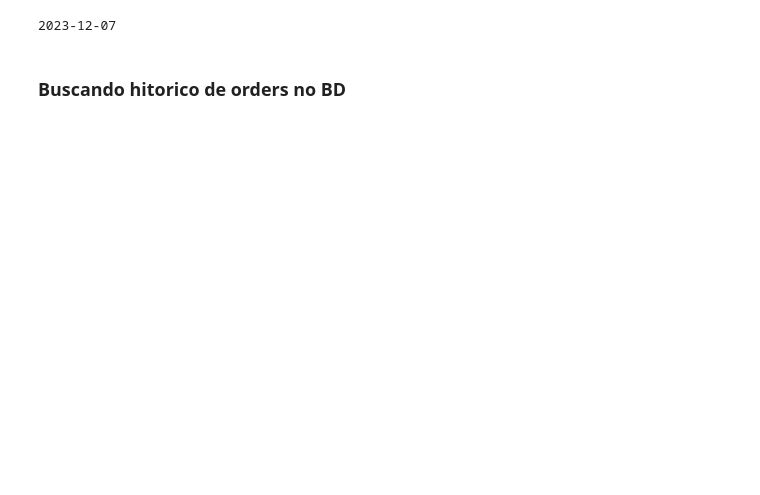
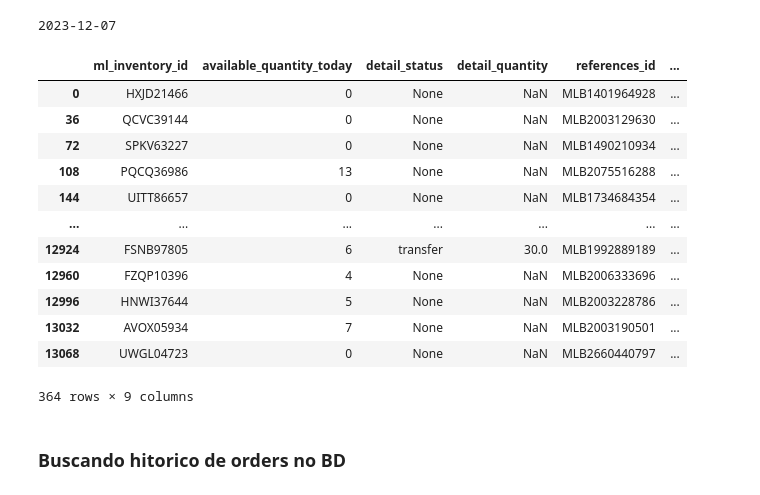
Before and after one commit to lpcoutinho/mcenter_streamlit, a Jupyter notebook: Notebooks/calculando_envio_fulfillment.ipynb, the cells around one changed output. Saved outputs shown, nothing was run; the diff lists cells and outputs as text; code cells hidden in the pictures; blank space fills up the shorter version.

```diff
--- a/Notebooks/calculando_envio_fulfillment.ipynb
+++ b/Notebooks/calculando_envio_fulfillment.ipynb
@@ -200,7 +204,8 @@ days_available = days_available.rename(columns={"has_stock": "days_available"})
 # condf(days_available, "ml_inventory_id", "DSGP06967")
 # %%
 # Unindo DFs
-df_stock = df_stock.merge(days_available, on=["ml_inventory_id"], how="inner")
+df_stock_days = df_stock.merge(days_available, on=["ml_inventory_id"], how="inner")
+# df_stock_days_left = df_stock.merge(days_available, on=["ml_inventory_id"], how="left")
 # df_stock.rename(columns={'days_available_x': 'days_available'}, inplace=True)  # Corrigindo a sintaxe
 # df_stock = df_stock.drop(columns='days_available_y', axis=1)  # Corrigindo a sintaxe
 
@@ -223,15 +239,33 @@ df_stock = df_stock.merge(days_available, on=["ml_inventory_id"], how="inner")
 # data_de_hoje = datetime.now().date() - timedelta(days=1)
 # print(data_de_hoje)
 data_de_hoje = datetime.now().date()
+data_de_hoje = data_de_hoje - timedelta(days=1)
+
 print(data_de_hoje)
-df_stock["data"] = pd.to_datetime(df_stock["data"])
+df_stock_days["data"] = pd.to_datetime(df_stock_days["data"])
 # data_de_hoje = data_de_hoje + timedelta(days=1)  # + 1 dia para pegar a data atual no DB
 
 # Filtra apenas as linhas onde 'data' é igual à data de hoje
-df_stock_today = df_stock[df_stock["data"].dt.date == data_de_hoje]
+df_stock_today = df_stock_days[df_stock_days["data"].dt.date == data_de_hoje]
 df_stock_today = df_stock_today.rename(
     columns={"available_quantity": "available_quantity_today"}
 )
 # df_stock_today = df_stock.drop(['has_stock'], axis=1)
 # %% [output]
 2023-12-07
+# %%
+df_stock_today
+# %% [output]
+|  | ml_inventory_id | available_quantity_today | detail_status | detail_quantity | references_id | ... |
+| 0 | HXJD21466 | 0 | None | NaN | MLB1401964928 | ... |
+| 36 | QCVC39144 | 0 | None | NaN | MLB2003129630 | ... |
+| 72 | SPKV63227 | 0 | None | NaN | MLB1490210934 | ... |
+| 108 | PQCQ36986 | 13 | None | NaN | MLB2075516288 | ... |
+| 144 | UITT86657 | 0 | None | NaN | MLB1734684354 | ... |
+| ... | ... | ... | ... | ... | ... | ... |
+| 12924 | FSNB97805 | 6 | transfer | 30.0 | MLB1992889189 | ... |
+| 12960 | FZQP10396 | 4 | None | NaN | MLB2006333696 | ... |
+| 12996 | HNWI37644 | 5 | None | NaN | MLB2003228786 | ... |
+| 13032 | AVOX05934 | 7 | None | NaN | MLB2003190501 | ... |
+| 13068 | UWGL04723 | 0 | None | NaN | MLB2660440797 | ... |
+364 rows × 9 columns
```
Also changed, not shown: parts of 99 cells of this notebook, 30 other files.
